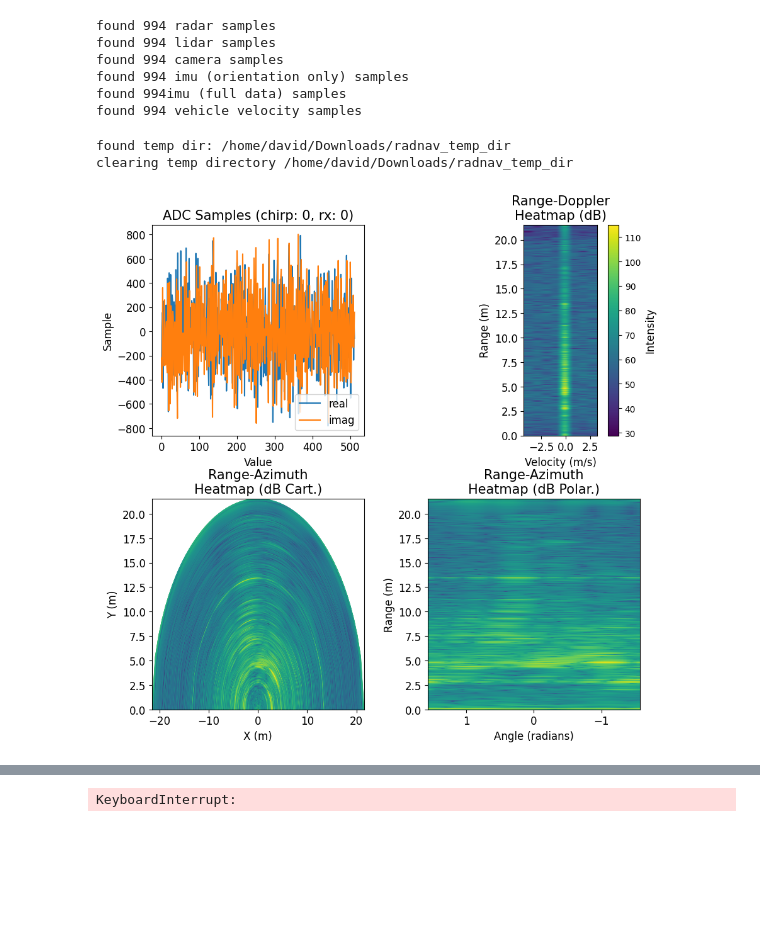
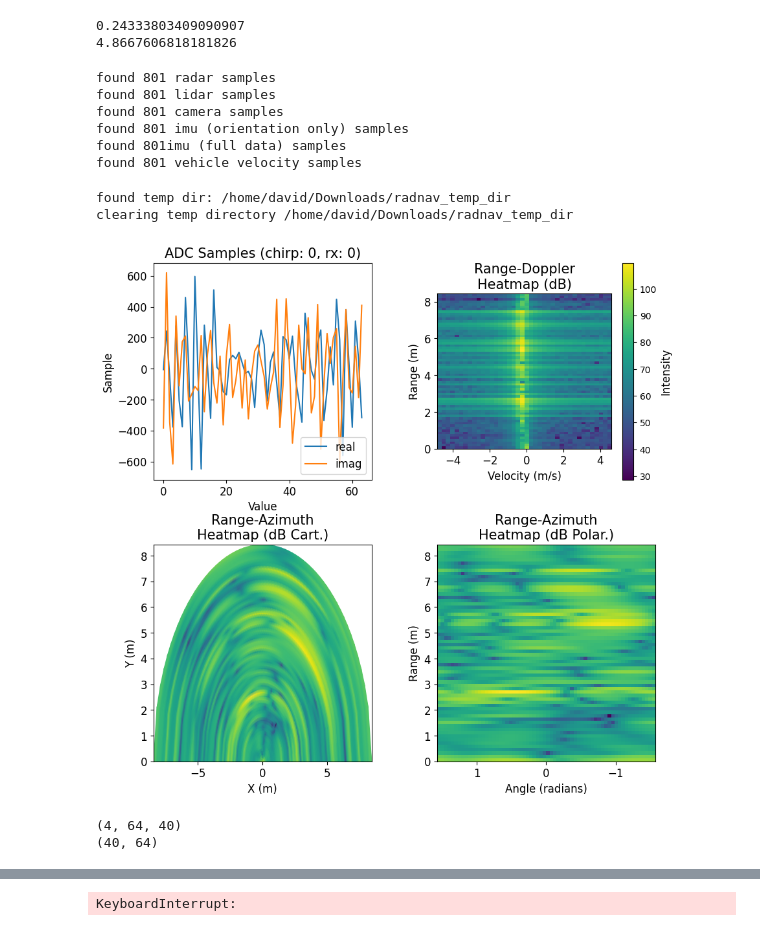
Before and after one commit to davidmhunt/mmwave_radar_processing, a Jupyter notebook: notebooks/testing_static_arrays.ipynb, the cells around one changed output, grey strips where cells are left out. Drawn from its saved outputs; the diff is of its cells as text; code cells hidden in the pictures; blank space fills up the shorter version.

Commit message:
updating synthetic arrays prototyping

```diff
--- a/notebooks/testing_static_arrays.ipynb
+++ b/notebooks/testing_static_arrays.ipynb
@@ -20,13 +20,21 @@ from mmwave_radar_processing.plotting.movies_mmWave_data import MovieGeneratorMm
 # %%
 cfg_manager = ConfigManager()
 
-cfg_path = os.path.join(CONFIG_DIRECTORY,"RadarHD.cfg")
+cfg_path = os.path.join(CONFIG_DIRECTORY,"RadCloud.cfg")
+# cfg_path = os.path.join(CONFIG_DIRECTORY,"RadSAR_2_sr.cfg")
 cfg_manager.load_cfg(cfg_path)
 cfg_manager.compute_radar_perforance(profile_idx=0)
+print(cfg_manager.vel_res_m_s)
+print(cfg_manager.vel_max_m_s)
+# %% [output]
+0.24333803409090907
+4.8667606818181826
 # %%
 #load the dataset
 dataset_name = "CPSL/CPSL_1"
-dataset_path = os.path.join(DATASET_PATH,"radarHD_comp_datasets",dataset_name)
+dataset_path = os.path.join(DATASET_PATH,"radCloud_comp_datasets",dataset_name)
+# dataset_name = "RadSAR_2_CPSL"
+# dataset_path = os.path.join(DATASET_PATH,os.pardir,"RadSAR",dataset_name)
 dataset = CpslDS(
     dataset_path=dataset_path,
     radar_folder="radar_0",
@@ -36,12 +44,12 @@ dataset = CpslDS(
     imu_full_folder="imu_data_full"
 )
 # %% [output]
-found 994 radar samples
-found 994 lidar samples
-found 994 camera samples
-found 994 imu (orientation only) samples
-found 994imu (full data) samples
-found 994 vehicle velocity samples
+found 801 radar samples
+found 801 lidar samples
+found 801 camera samples
+found 801 imu (orientation only) samples
+found 801imu (full data) samples
+found 801 vehicle velocity samples
 # %%
 #load the plotter
 plotter = PlotterMmWaveData(config_manager=cfg_manager)
@@ -74,29 +82,60 @@ found temp dir: /home/david/Downloads/radnav_temp_dir
 clearing temp directory /home/david/Downloads/radnav_temp_dir
 # %%
 #for getting access to the adc cube
-adc_cube = dataset.get_radar_data(idx=0)
+adc_cube = dataset.get_radar_data(idx=150)
 
 adc_cube = virtual_array_reformatter.process(adc_cube)
 
 #for computing the raw responses
 rng_az_resp = range_az_processor.process(adc_cube=adc_cube,chirp_idx=0)
 rng_dop_resp = range_doppler_processor.process(adc_cube=adc_cube,rx_idx=0)
 
 
 #for generating a compilation of plots
 fig,axs=plt.subplots(2,2, figsize=(10,10))
 fig.subplots_adjust(wspace=0.3,hspace=0.30)
 
 plotter.plot_compilation(
     adc_cube=adc_cube,
     range_doppler_processor=range_doppler_processor,
     range_azimuth_processor=range_az_processor,
     convert_to_dB=True,
     cmap="viridis",
     chirp_idx=0,
     rx_antenna_idx=0,
     axs=axs,
     show=True
 )
 # %% [output]
-[figure, old version]
+[figure, new version]
+# %%
+# Load and preprocess radar data
+adc_cube = dataset.get_radar_data(idx=150)
+adc_cube = virtual_array_reformatter.process(adc_cube)  # [indexed by rx, samp, chirp]
+print(adc_cube.shape)
+
+# Extract shape parameters
+num_rx, num_samples, num_chirps = adc_cube.shape
+
+# Create zero-padded data array
+data = np.zeros((num_samples, num_chirps, 64), dtype=complex)
+
+# Transpose and assign directly across all samples
+data[:, :, 0:num_rx] = np.transpose(adc_cube, (1, 2, 0))
+
+# Perform 2D FFT across both dimensions
+resp = np.abs(
+    np.fft.fftshift(
+        np.fft.fft2(data, axes=(1, 2)),
+        axes=(1, 2)
+    )
+)
+
+# Compute the mean across the sample dimension
+avg_resp = np.mean(resp, axis=0)  # Averaging over sample indices
+
+# avg_resp now contains the averaged FFT response across all sample indices
+print(avg_resp.shape)
+# %% [output]
+(4, 64, 40)
+(40, 64)
```
Also changed, not shown: parts of 1 cell of this notebook, 4 other files.
